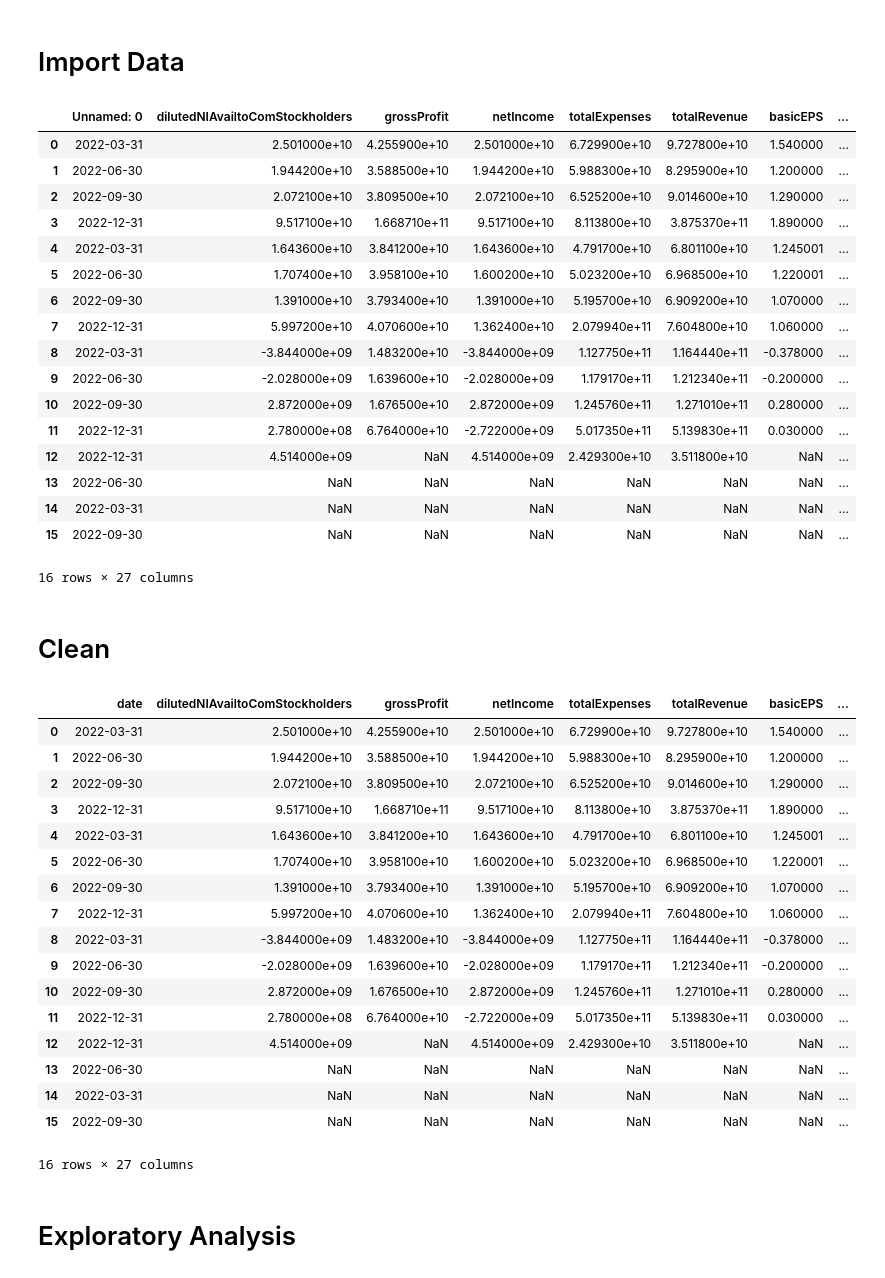
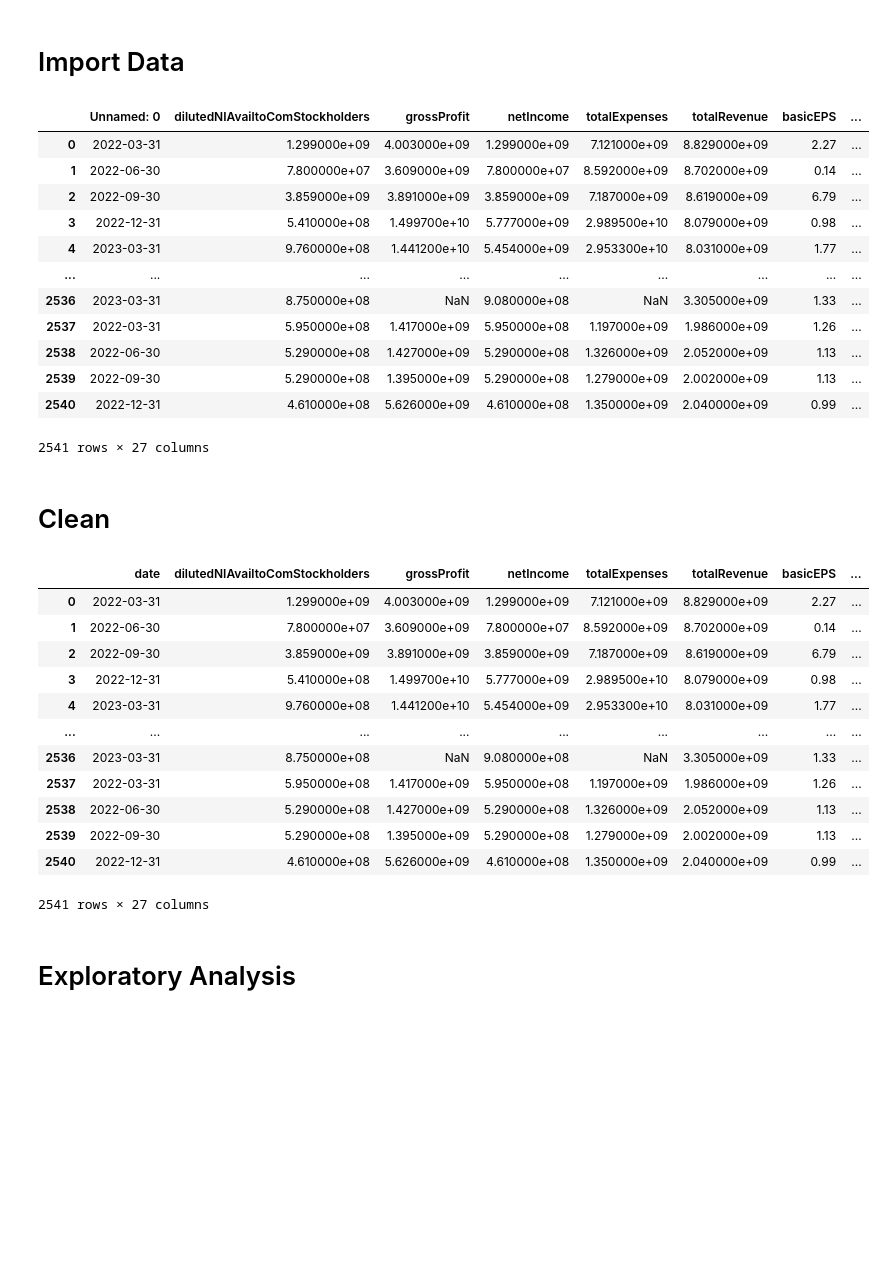
Before and after one commit to jeffjoseph22/value-investing, a Jupyter notebook: value_investing_analysis.ipynb, the cells around one changed output. Cells and saved outputs as stored; diff of their text form; code cells hidden in the pictures; blank space fills up the shorter version.

```diff
--- a/value_investing_analysis.ipynb
+++ b/value_investing_analysis.ipynb
@@ -3,30 +3,26 @@
 # %%
 import pandas as pd
 import seaborn as sb
 import matplotlib.pyplot as plt
 import numpy as np
 
-df = pd.read_csv('company-data.csv')
+# df = pd.read_csv('company-data.csv')
+df = pd.read_csv('sp500-company-data.csv')
 df
 # %% [output]
 |  | Unnamed: 0 | dilutedNIAvailtoComStockholders | grossProfit | netIncome | totalExpenses | totalRevenue | basicEPS | ... |
-| 0 | 2022-03-31 | 2.501000e+10 | 4.255900e+10 | 2.501000e+10 | 6.729900e+10 | 9.727800e+10 | 1.540000 | ... |
-| 1 | 2022-06-30 | 1.944200e+10 | 3.588500e+10 | 1.944200e+10 | 5.988300e+10 | 8.295900e+10 | 1.200000 | ... |
-| 2 | 2022-09-30 | 2.072100e+10 | 3.809500e+10 | 2.072100e+10 | 6.525200e+10 | 9.014600e+10 | 1.290000 | ... |
-| 3 | 2022-12-31 | 9.517100e+10 | 1.668710e+11 | 9.517100e+10 | 8.113800e+10 | 3.875370e+11 | 1.890000 | ... |
-| 4 | 2022-03-31 | 1.643600e+10 | 3.841200e+10 | 1.643600e+10 | 4.791700e+10 | 6.801100e+10 | 1.245001 | ... |
-| 5 | 2022-06-30 | 1.707400e+10 | 3.958100e+10 | 1.600200e+10 | 5.023200e+10 | 6.968500e+10 | 1.220001 | ... |
-| 6 | 2022-09-30 | 1.391000e+10 | 3.793400e+10 | 1.391000e+10 | 5.195700e+10 | 6.909200e+10 | 1.070000 | ... |
-| 7 | 2022-12-31 | 5.997200e+10 | 4.070600e+10 | 1.362400e+10 | 2.079940e+11 | 7.604800e+10 | 1.060000 | ... |
-| 8 | 2022-03-31 | -3.844000e+09 | 1.483200e+10 | -3.844000e+09 | 1.127750e+11 | 1.164440e+11 | -0.378000 | ... |
-| 9 | 2022-06-30 | -2.028000e+09 | 1.639600e+10 | -2.028000e+09 | 1.179170e+11 | 1.212340e+11 | -0.200000 | ... |
-| 10 | 2022-09-30 | 2.872000e+09 | 1.676500e+10 | 2.872000e+09 | 1.245760e+11 | 1.271010e+11 | 0.280000 | ... |
-| 11 | 2022-12-31 | 2.780000e+08 | 6.764000e+10 | -2.722000e+09 | 5.017350e+11 | 5.139830e+11 | 0.030000 | ... |
-| 12 | 2022-12-31 | 4.514000e+09 | NaN | 4.514000e+09 | 2.429300e+10 | 3.511800e+10 | NaN | ... |
-| 13 | 2022-06-30 | NaN | NaN | NaN | NaN | NaN | NaN | ... |
-| 14 | 2022-03-31 | NaN | NaN | NaN | NaN | NaN | NaN | ... |
-| 15 | 2022-09-30 | NaN | NaN | NaN | NaN | NaN | NaN | ... |
+| 0 | 2022-03-31 | 1.299000e+09 | 4.003000e+09 | 1.299000e+09 | 7.121000e+09 | 8.829000e+09 | 2.27 | ... |
+| 1 | 2022-06-30 | 7.800000e+07 | 3.609000e+09 | 7.800000e+07 | 8.592000e+09 | 8.702000e+09 | 0.14 | ... |
+| 2 | 2022-09-30 | 3.859000e+09 | 3.891000e+09 | 3.859000e+09 | 7.187000e+09 | 8.619000e+09 | 6.79 | ... |
+| 3 | 2022-12-31 | 5.410000e+08 | 1.499700e+10 | 5.777000e+09 | 2.989500e+10 | 8.079000e+09 | 0.98 | ... |
+| 4 | 2023-03-31 | 9.760000e+08 | 1.441200e+10 | 5.454000e+09 | 2.953300e+10 | 8.031000e+09 | 1.77 | ... |
+| ... | ... | ... | ... | ... | ... | ... | ... | ... |
+| 2536 | 2023-03-31 | 8.750000e+08 | NaN | 9.080000e+08 | NaN | 3.305000e+09 | 1.33 | ... |
+| 2537 | 2022-03-31 | 5.950000e+08 | 1.417000e+09 | 5.950000e+08 | 1.197000e+09 | 1.986000e+09 | 1.26 | ... |
+| 2538 | 2022-06-30 | 5.290000e+08 | 1.427000e+09 | 5.290000e+08 | 1.326000e+09 | 2.052000e+09 | 1.13 | ... |
+| 2539 | 2022-09-30 | 5.290000e+08 | 1.395000e+09 | 5.290000e+08 | 1.279000e+09 | 2.002000e+09 | 1.13 | ... |
+| 2540 | 2022-12-31 | 4.610000e+08 | 5.626000e+09 | 4.610000e+08 | 1.350000e+09 | 2.040000e+09 | 0.99 | ... |
-16 rows × 27 columns
+2541 rows × 27 columns
 # %% [markdown]
 # Clean
 # %%
@@ -34,23 +30,18 @@ df = df.rename(columns={"Unnamed: 0":"date"})
 df
 # %% [output]
 |  | date | dilutedNIAvailtoComStockholders | grossProfit | netIncome | totalExpenses | totalRevenue | basicEPS | ... |
-| 0 | 2022-03-31 | 2.501000e+10 | 4.255900e+10 | 2.501000e+10 | 6.729900e+10 | 9.727800e+10 | 1.540000 | ... |
-| 1 | 2022-06-30 | 1.944200e+10 | 3.588500e+10 | 1.944200e+10 | 5.988300e+10 | 8.295900e+10 | 1.200000 | ... |
-| 2 | 2022-09-30 | 2.072100e+10 | 3.809500e+10 | 2.072100e+10 | 6.525200e+10 | 9.014600e+10 | 1.290000 | ... |
-| 3 | 2022-12-31 | 9.517100e+10 | 1.668710e+11 | 9.517100e+10 | 8.113800e+10 | 3.875370e+11 | 1.890000 | ... |
-| 4 | 2022-03-31 | 1.643600e+10 | 3.841200e+10 | 1.643600e+10 | 4.791700e+10 | 6.801100e+10 | 1.245001 | ... |
-| 5 | 2022-06-30 | 1.707400e+10 | 3.958100e+10 | 1.600200e+10 | 5.023200e+10 | 6.968500e+10 | 1.220001 | ... |
-| 6 | 2022-09-30 | 1.391000e+10 | 3.793400e+10 | 1.391000e+10 | 5.195700e+10 | 6.909200e+10 | 1.070000 | ... |
-| 7 | 2022-12-31 | 5.997200e+10 | 4.070600e+10 | 1.362400e+10 | 2.079940e+11 | 7.604800e+10 | 1.060000 | ... |
-| 8 | 2022-03-31 | -3.844000e+09 | 1.483200e+10 | -3.844000e+09 | 1.127750e+11 | 1.164440e+11 | -0.378000 | ... |
-| 9 | 2022-06-30 | -2.028000e+09 | 1.639600e+10 | -2.028000e+09 | 1.179170e+11 | 1.212340e+11 | -0.200000 | ... |
-| 10 | 2022-09-30 | 2.872000e+09 | 1.676500e+10 | 2.872000e+09 | 1.245760e+11 | 1.271010e+11 | 0.280000 | ... |
-| 11 | 2022-12-31 | 2.780000e+08 | 6.764000e+10 | -2.722000e+09 | 5.017350e+11 | 5.139830e+11 | 0.030000 | ... |
-| 12 | 2022-12-31 | 4.514000e+09 | NaN | 4.514000e+09 | 2.429300e+10 | 3.511800e+10 | NaN | ... |
-| 13 | 2022-06-30 | NaN | NaN | NaN | NaN | NaN | NaN | ... |
-| 14 | 2022-03-31 | NaN | NaN | NaN | NaN | NaN | NaN | ... |
-| 15 | 2022-09-30 | NaN | NaN | NaN | NaN | NaN | NaN | ... |
+| 0 | 2022-03-31 | 1.299000e+09 | 4.003000e+09 | 1.299000e+09 | 7.121000e+09 | 8.829000e+09 | 2.27 | ... |
+| 1 | 2022-06-30 | 7.800000e+07 | 3.609000e+09 | 7.800000e+07 | 8.592000e+09 | 8.702000e+09 | 0.14 | ... |
+| 2 | 2022-09-30 | 3.859000e+09 | 3.891000e+09 | 3.859000e+09 | 7.187000e+09 | 8.619000e+09 | 6.79 | ... |
+| 3 | 2022-12-31 | 5.410000e+08 | 1.499700e+10 | 5.777000e+09 | 2.989500e+10 | 8.079000e+09 | 0.98 | ... |
+| 4 | 2023-03-31 | 9.760000e+08 | 1.441200e+10 | 5.454000e+09 | 2.953300e+10 | 8.031000e+09 | 1.77 | ... |
+| ... | ... | ... | ... | ... | ... | ... | ... | ... |
+| 2536 | 2023-03-31 | 8.750000e+08 | NaN | 9.080000e+08 | NaN | 3.305000e+09 | 1.33 | ... |
+| 2537 | 2022-03-31 | 5.950000e+08 | 1.417000e+09 | 5.950000e+08 | 1.197000e+09 | 1.986000e+09 | 1.26 | ... |
+| 2538 | 2022-06-30 | 5.290000e+08 | 1.427000e+09 | 5.290000e+08 | 1.326000e+09 | 2.052000e+09 | 1.13 | ... |
+| 2539 | 2022-09-30 | 5.290000e+08 | 1.395000e+09 | 5.290000e+08 | 1.279000e+09 | 2.002000e+09 | 1.13 | ... |
+| 2540 | 2022-12-31 | 4.610000e+08 | 5.626000e+09 | 4.610000e+08 | 1.350000e+09 | 2.040000e+09 | 0.99 | ... |
-16 rows × 27 columns
+2541 rows × 27 columns
 # %% [markdown]
 # Exploratory Analysis
 # %% [markdown]
```
Also changed, not shown: parts of 55 cells of this notebook, 5 other files.
